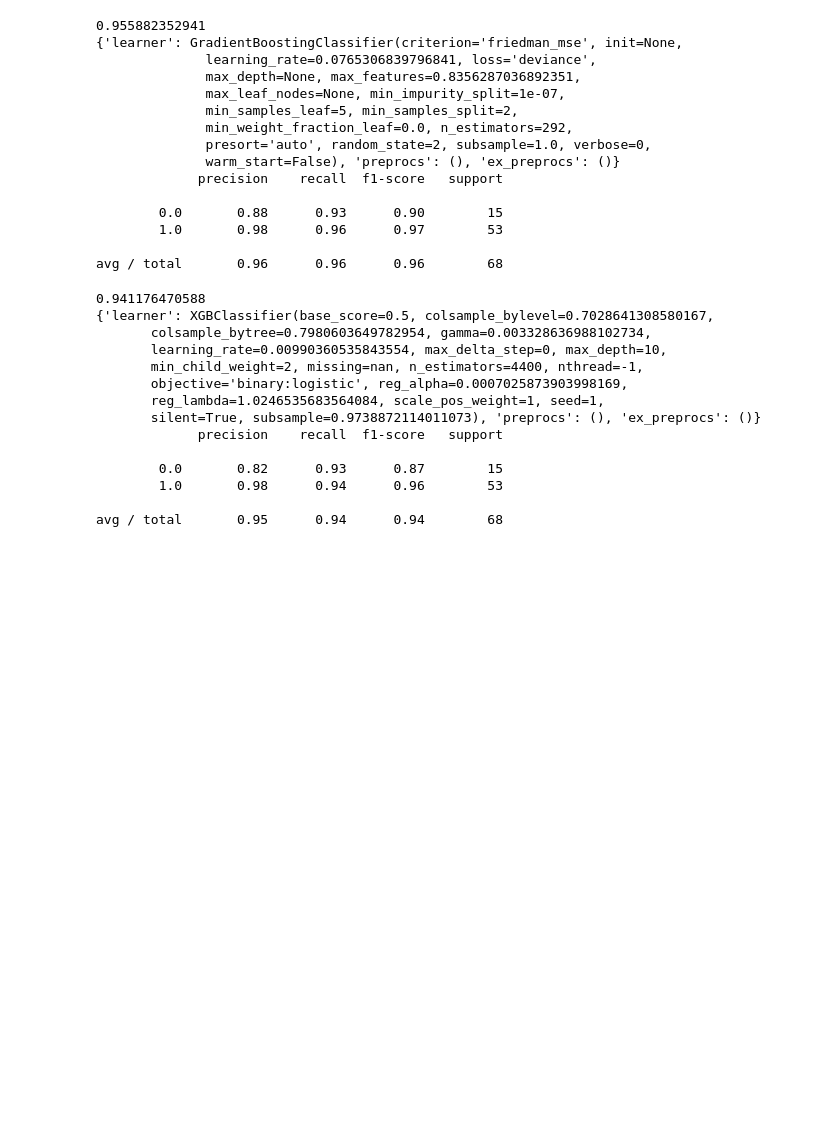
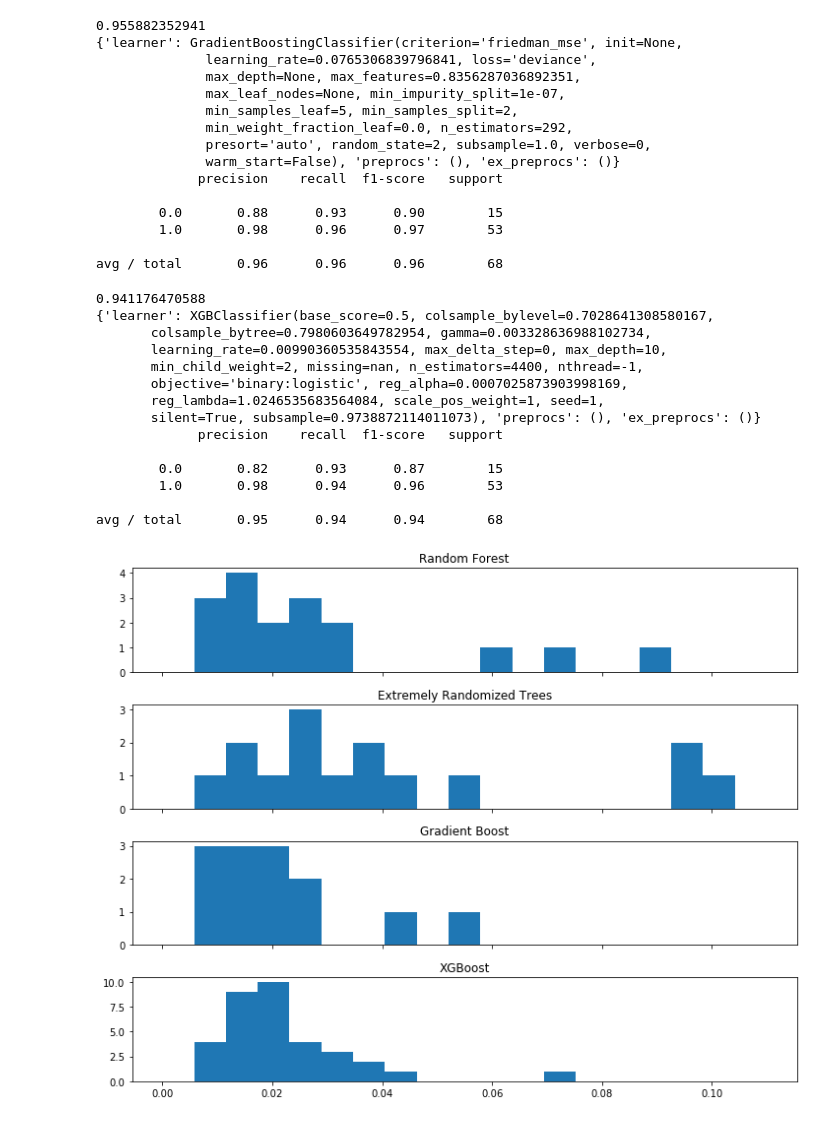
Before and after one commit to mwhitesi/pangamr, a Jupyter notebook: jupyter/pangenome_hyperopt.ipynb, the cells around one changed output. Cells and saved outputs as stored; diff of their text form; code cells hidden in the pictures; blank space fills up the shorter version.

```diff
--- a/jupyter/pangenome_hyperopt.ipynb
+++ b/jupyter/pangenome_hyperopt.ipynb
@@ -14,7 +14,10 @@ __TODO__:<br/>
 from hpsklearn import HyperoptEstimator, any_classifier, xgboost_classification, random_forest, gradient_boosting, extra_trees
 from hyperopt import tpe
 import numpy as np
-from sklearn.metrics import f1_score, classification_report
+import pandas as pd
+from sklearn.metrics import f1_score, classification_report, confusion_matrix
+import matplotlib
+matplotlib.rcParams['figure.figsize'] = [10.0,8.0]
 # %%
 # Load data
 import os
@@ -139,3 +142,15 @@ print(classification_report(y_test, predictions))
         1.0       0.98      0.94      0.96        53
 
 avg / total       0.95      0.94      0.94        68
+# %%
+# Examine feature importance
+rfcb = rfc._best_learner
+etcb = etc._best_learner
+gbcb = gbc._best_learner
+xbcb = xbc._best_learner
+# %%
+# Distributions
+classify.histplot([rfcb.feature_importances_, etcb.feature_importances_, gbcb.feature_importances_, xbcb.feature_importances_],
+                  ['Random Forest','Extremely Randomized Trees', 'Gradient Boost', 'XGBoost'])
+# %% [output]
+[figure, added]
```
Also changed, not shown: parts of 14 cells of this notebook, 1 other file.
